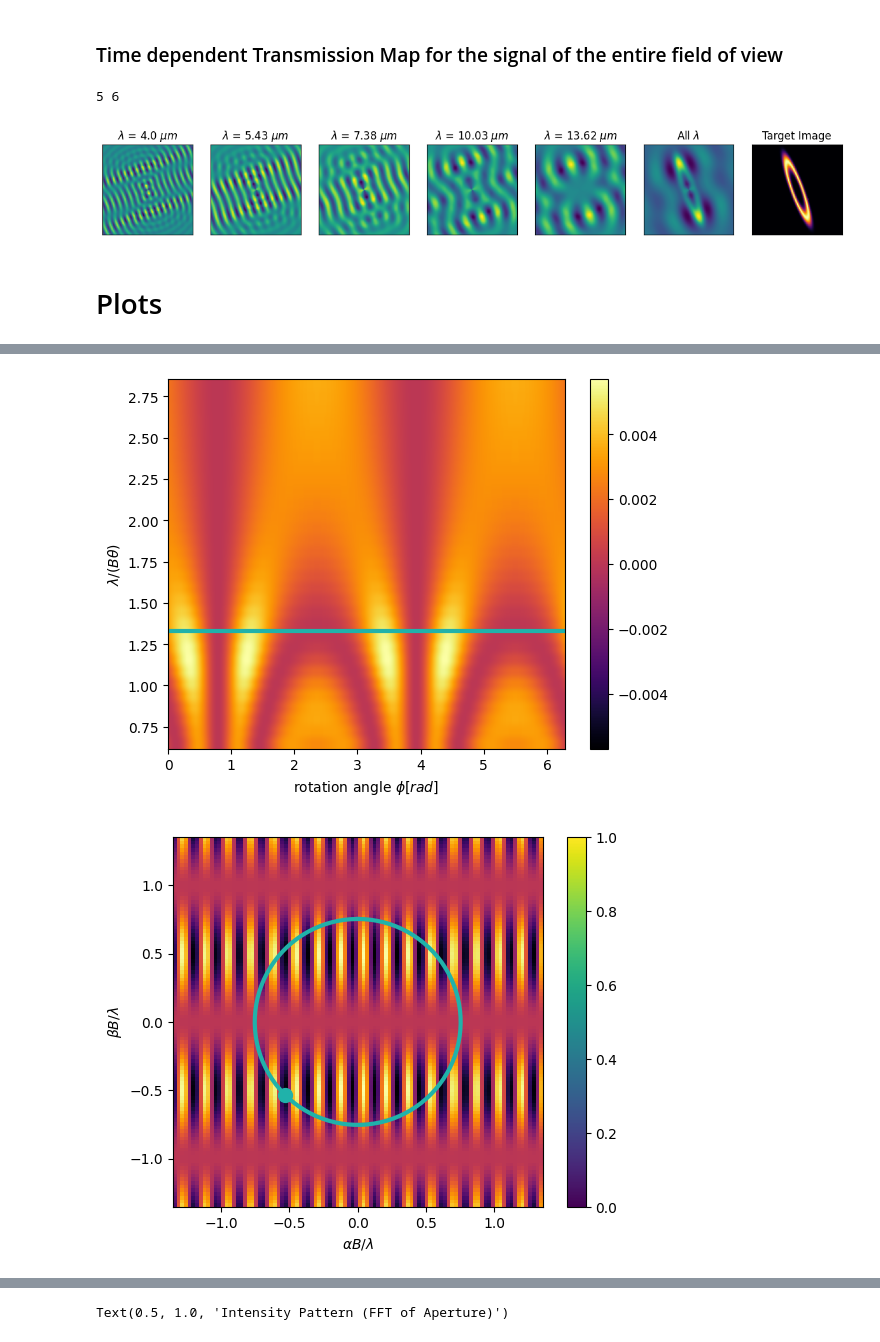
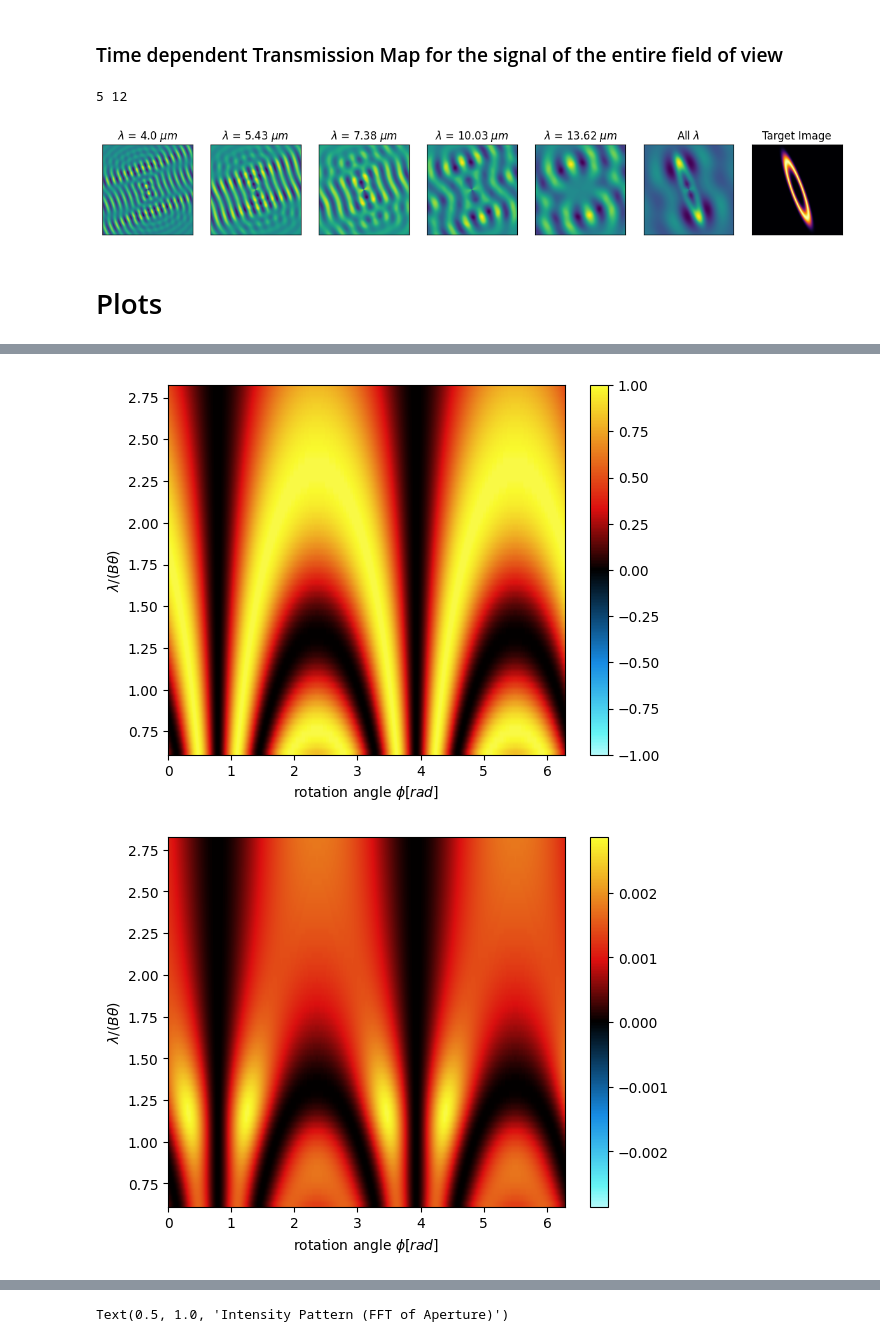
Before and after one commit to bcrazzolara/LIFEsandbox, a Jupyter notebook: plot_notebooks/signal_generation.ipynb, the cells around one changed output, grey strips where cells are left out. Cells and saved outputs as stored; diff of their text form; code cells hidden in the pictures.

```diff
--- a/plot_notebooks/signal_generation.ipynb
+++ b/plot_notebooks/signal_generation.ipynb
@@ -16,7 +17,7 @@ from matplotlib.colors import LogNorm
 # %%
 # =================== general parameters ====================
 # not relevant for the NN
-Npix = 100
+Npix = 300
 fov_as = 0.3 # [arcsec]
 fov_rad =  fov_as * (np.pi / 180) / 3600 # [rad]
 
@@ -24,7 +25,7 @@ time = 30 * 3600 # [s]
 read_time = 1000 #[s]
 N = int(time / read_time)
 
-R = 20
+R = 40
 lambda_min = 4e-6
 lambda_max = 18.5e-6
 
@@ -111,17 +112,17 @@ proj_merged = cross_corr_coeff_merged(signal, T_SBW_lambda_scenery, centered = T
 #combined_plot(IM,proj, proj_merged, vmin=-1, vmax =1, cmap = 'coolwarm_r')
 combined_plot(IM,proj, proj_merged)
 # %% [output]
-5 6
+5 12
 [figure]
 # %% [markdown]
 # Plots
 # %%
 
 baseline = 8
-t = np.linspace(0, 2*np.pi, 1000)/Omega
+t = np.linspace(0, 2*np.pi, 2000)/Omega
 
-idx_alpha = 30
-idx_beta = 30
+idx_alpha = 30*3
+idx_beta = 30*3
 idx_lambda = 15
 idx_time = 0
 r0 = np.sqrt(alpha[idx_alpha]**2 + beta[idx_beta]**2) # [ arcsec ]
@@ -138,55 +139,69 @@ S_DBW_lambda_scenery = point_signal_DBW(t, alpha[idx_alpha], beta[idx_beta], bas
 T_DBW_lambda_scenery = point_signal_DBW(t[idx_time], ALPHA, BETA, baseline, lamda_ref=lambdas[idx_lambda], Omega = Omega, q = 6)
 # %%
 plt.subplots()
-plt.imshow(T_SBW_lambda_scenery,extent = (alpha[0]/r0 *inv_l, alpha[-1]/r0 * inv_l, beta[0]/r0 * inv_l, beta[-1]/r0 * inv_l), cmap = 'inferno', vmin = -1, vmax = 1)
-plt.scatter(alpha[idx_alpha]/r0 * inv_l, beta[idx_beta]/r0 * inv_l, color = 'lightseagreen', s = 100)
-plt.plot(circle[0,:]/r0 * inv_l, circle[1,:]/r0 * inv_l , "-",color = 'lightseagreen', lw = 3)
+planet_color = 'white'#'lightseagreen'
+cmap = full_map
+
+
+plt.imshow(T_SBW_lambda_scenery,extent = (alpha[0]/r0 *inv_l, alpha[-1]/r0 * inv_l, beta[0]/r0 * inv_l, beta[-1]/r0 * inv_l), cmap = cmap, vmin = -1, vmax = 1)
+plt.plot(circle[0,:]/r0 * inv_l, circle[1,:]/r0 * inv_l , "-",color = planet_color, lw = 3)
 plt.xlabel(r"$\alpha B / \lambda$")
 plt.ylabel(r"$\beta B / \lambda$")
 plt.colorbar()
-plt.savefig('plots/sbw_transmission.png', transparent=True)
+plt.scatter(alpha[idx_alpha]/r0 * inv_l, beta[idx_beta]/r0 * inv_l, color = planet_color, s = 100)
+plt.savefig('plots/sbw_transmission.png', transparent=True, dpi = 300)
 plt.show()
 plt.close()
 
 plt.subplots()
-plt.imshow(S_SBW_lambda_scenery, extent = (t[0]*Omega, t[-1]*Omega, 1/(inv_range[0]), 1/(inv_range[-1]) ), aspect = 'auto', origin = 'lower', cmap = 'inferno', vmin = -1, vmax = 1)
-plt.plot(t*Omega, 1/(inv_l) * np.ones_like(t) , "-",color = 'lightseagreen', lw = 3)
+plt.imshow(S_SBW_lambda_scenery, extent = (t[0]*Omega, t[-1]*Omega, 1/(inv_range[0]), 1/(inv_range[-1]) ), aspect = 'auto', origin = 'lower', cmap = cmap, vmin = -1, vmax = 1)
+plt.plot(t*Omega, 1/(inv_l) * np.ones_like(t) , "-",color = planet_color, lw = 3)
 plt.xlabel(r"rotation angle $\phi[rad]$")
 plt.ylabel(r"$\lambda / (B \theta)$")
 plt.colorbar()
-plt.savefig('plots/sbw_point_signal.png', transparent=True)
+plt.savefig('plots/sbw_point_signal.png', transparent=True, dpi = 300)
 plt.show()
 plt.close()
 
 plt.subplots()
-S_SBW_lambda_norm = S_SBW_lambda_scenery / np.sum(S_SBW_lambda_scenery[:,:int(len(t)/2)], axis = 1)[:,None]
-plt.imshow(S_SBW_lambda_norm, extent = (t[0]*Omega, t[-1]*Omega, 1/(inv_range[0]), 1/(inv_range[-1]) ), aspect = 'auto', origin = 'lower', cmap = 'inferno', vmin = -np.max(S_SBW_lambda_norm), vmax = np.max(S_SBW_lambda_norm))
-plt.plot(t*Omega, 1/(inv_l) * np.ones_like(t) , "-",color = 'lightseagreen', lw = 3)
+plt.imshow(S_SBW_lambda_scenery, extent = (t[0]*Omega, t[-1]*Omega, 1/(inv_range[0]), 1/(inv_range[-1]) ), aspect = 'auto', origin = 'lower', cmap = cmap, vmin = -1, vmax = 1)
 plt.xlabel(r"rotation angle $\phi[rad]$")
 plt.ylabel(r"$\lambda / (B \theta)$")
 plt.colorbar()
-plt.savefig('plots/sbw_point_signal_norm.png', transparent=True)
+plt.savefig('plots/sbw_point_signal_.png', transparent=True, dpi = 300)
+plt.show()
+plt.close()
+
+
+plt.subplots()
+S_SBW_lambda_norm = S_SBW_lambda_scenery / np.sum(S_SBW_lambda_scenery[:,:int(len(t)/2)], axis = 1)[:,None]
+plt.imshow(S_SBW_lambda_norm, extent = (t[0]*Omega, t[-1]*Omega, 1/(inv_range[0]), 1/(inv_range[-1]) ), aspect = 'auto', origin = 'lower', cmap = cmap, vmin = -np.max(S_SBW_lambda_norm), vmax = np.max(S_SBW_lambda_norm))
+plt.xlabel(r"rotation angle $\phi[rad]$")
+plt.ylabel(r"$\lambda / (B \theta)$")
+plt.colorbar()
+plt.savefig('plots/sbw_point_signal_norm_.png', transparent=True, dpi=300)
+plt.show()
+plt.close()
+
+
+plt.subplots()
+plt.imshow(T_DBW_lambda_scenery,extent = (alpha[0]/r0 *inv_l, alpha[-1]/r0 * inv_l, beta[0]/r0 * inv_l, beta[-1]/r0 * inv_l), cmap = cmap, vmin = -1, vmax = 1)
+plt.plot(circle[0,:]/r0 * inv_l, circle[1,:]/r0 * inv_l , "-",color = planet_color, lw = 3)
+plt.xlabel(r"$\alpha B / \lambda$")
+plt.ylabel(r"$\beta B / \lambda$")
+plt.colorbar()
+plt.scatter(alpha[idx_alpha]/r0 * inv_l, beta[idx_beta]/r0 * inv_l, color = planet_color, s = 100)
+plt.savefig('plots/dbw_transmission.png', transparent=True,dpi = 300)
 plt.show()
 plt.close()
 
 plt.subplots()
-plt.imshow(T_DBW_lambda_scenery,extent = (alpha[0]/r0 *inv_l, alpha[-1]/r0 * inv_l, beta[0]/r0 * inv_l, beta[-1]/r0 * inv_l), cmap = 'inferno', vmin = -1, vmax = 1)
-plt.scatter(alpha[idx_alpha]/r0 * inv_l, beta[idx_beta]/r0 * inv_l, color = 'lightseagreen', s = 100)
-plt.plot(circle[0,:]/r0 * inv_l, circle[1,:]/r0 * inv_l , "-",color = 'lightseagreen', lw = 3)
-plt.xlabel(r"$\alpha B / \lambda$")
-plt.ylabel(r"$\beta B / \lambda$")
-plt.colorbar()
-plt.savefig('plots/dbw_transmission.png', transparent=True)
-plt.show()
-plt.close()
-
-plt.subplots()
-plt.imshow(S_DBW_lambda_scenery, extent = (t[0]*Omega, t[-1]*Omega, 1/(inv_range[0]), 1/(inv_range[-1]) ), aspect = 'auto', origin = 'lower', cmap = 'inferno', vmin = -1, vmax = 1)
-plt.plot(t*Omega, 1/(inv_l) * np.ones_like(t) , "-",color = 'lightseagreen', lw = 3)
+plt.imshow(S_DBW_lambda_scenery, extent = (t[0]*Omega, t[-1]*Omega, 1/(inv_range[0]), 1/(inv_range[-1]) ), aspect = 'auto', origin = 'lower', cmap = cmap, vmin = -1, vmax = 1)
+plt.plot(t*Omega, 1/(inv_l) * np.ones_like(t) , "-",color = planet_color, lw = 3)
 plt.xlabel(r"rotation angle $\phi[rad]$")
 plt.ylabel(r"$\lambda / (B \theta)$")
 plt.colorbar()
-plt.savefig('plots/dbw_point_signal.png', transparent=True)
+plt.savefig('plots/dbw_point_signal.png', transparent=True, dpi=300)
 plt.show()
 plt.close()
 # %% [output]
@@ -195,2 +210,2 @@ plt.close()
-[figure, old version]
+[figure, new version]
-[figure, old version]
+[figure, new version]
```
Also changed, not shown: parts of 8 cells of this notebook, 18 other files.
